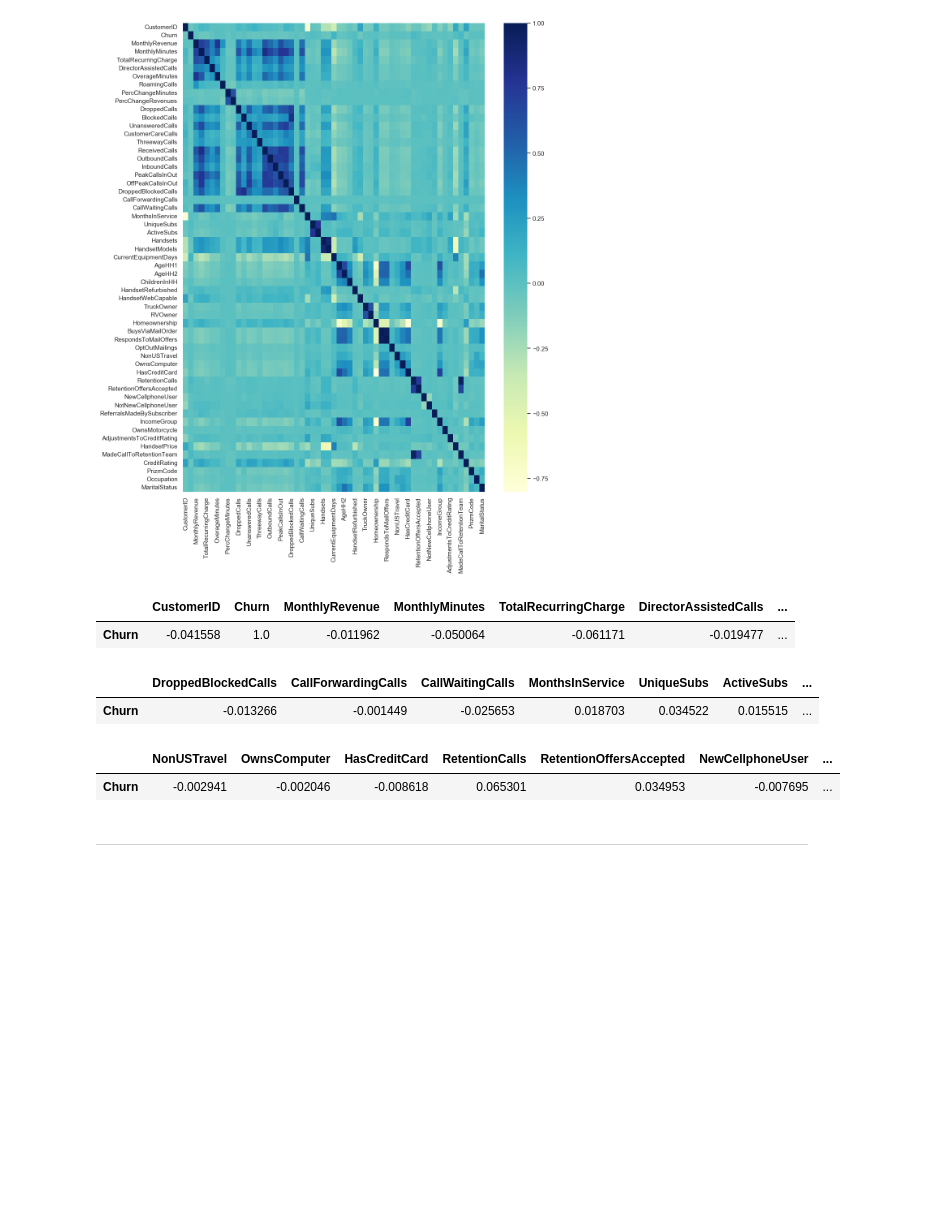
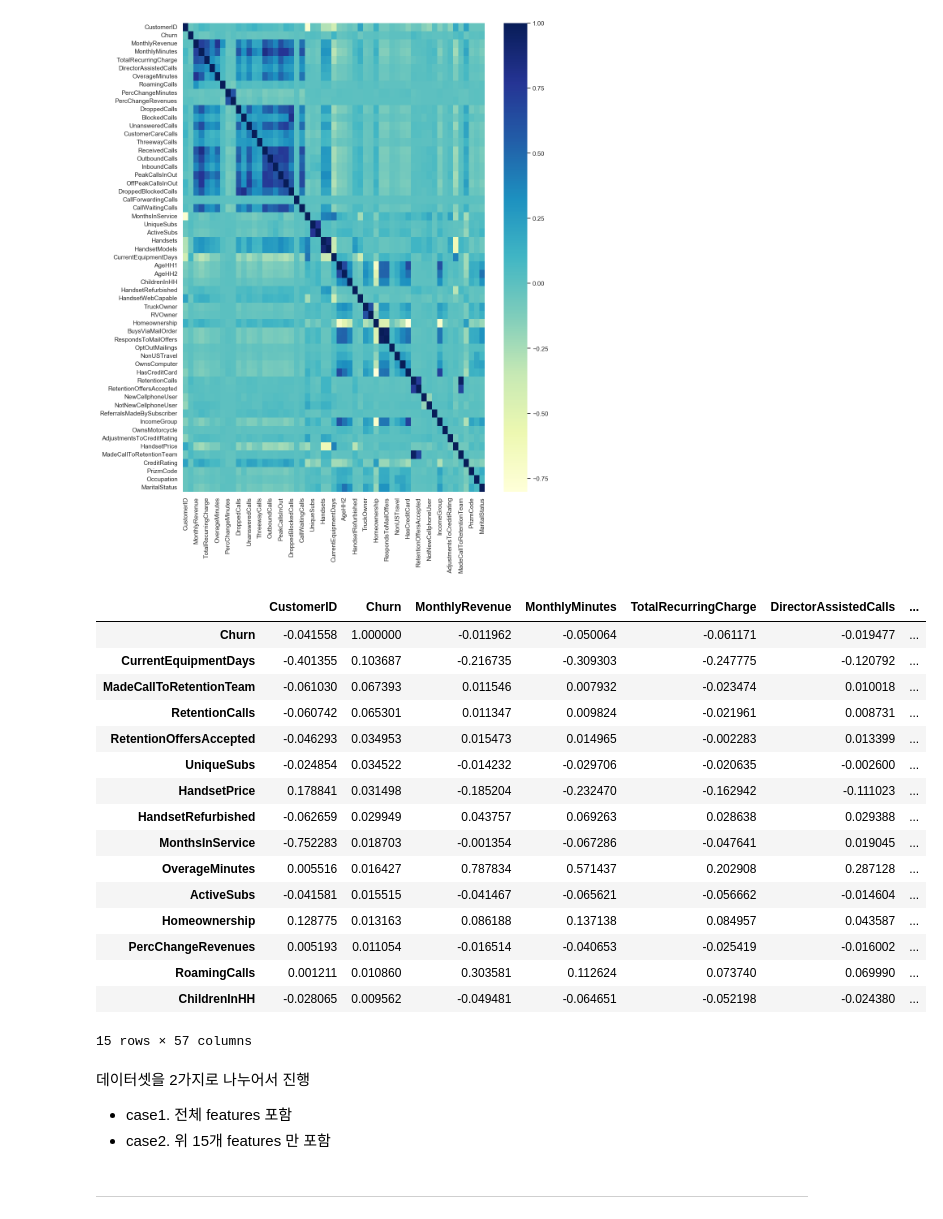
Before and after one commit to skywalker221-Minsoo/-DS-_ZeroBase_ML_Project, a Jupyter notebook: 김상민/kimsangmin.ipynb, the cells around one changed output. Saved outputs shown, nothing was run; the diff lists cells and outputs as text; code cells hidden in the pictures; blank space fills up the shorter version.

```diff
--- a/김상민/kimsangmin.ipynb
+++ b/김상민/kimsangmin.ipynb
@@ -157,20 +157,29 @@ plt.figure(figsize=(12,15))
 sns.heatmap(data=corr, cmap='YlGnBu');
 # %% [output]
 [figure]
-# %%
-corr.iloc[1:2, :20]
-# %% [output]
-|  | CustomerID | Churn | MonthlyRevenue | MonthlyMinutes | TotalRecurringCharge | DirectorAssistedCalls | ... |
-| Churn | -0.041558 | 1.0 | -0.011962 | -0.050064 | -0.061171 | -0.019477 | ... |
-# %%
-corr.iloc[1:2, 20:40]
-# %% [output]
-|  | DroppedBlockedCalls | CallForwardingCalls | CallWaitingCalls | MonthsInService | UniqueSubs | ActiveSubs | ... |
-| Churn | -0.013266 | -0.001449 | -0.025653 | 0.018703 | 0.034522 | 0.015515 | ... |
-# %%
-corr.iloc[1:2, 40:]
-# %% [output]
-|  | NonUSTravel | OwnsComputer | HasCreditCard | RetentionCalls | RetentionOffersAccepted | NewCellphoneUser | ... |
-| Churn | -0.002941 | -0.002046 | -0.008618 | 0.065301 | 0.034953 | -0.007695 | ... |
+# %%
+corr.sort_values(by='Churn', ascending=False)[:15]
+# %% [output]
+|  | CustomerID | Churn | MonthlyRevenue | MonthlyMinutes | TotalRecurringCharge | DirectorAssistedCalls | ... |
+| Churn | -0.041558 | 1.000000 | -0.011962 | -0.050064 | -0.061171 | -0.019477 | ... |
+| CurrentEquipmentDays | -0.401355 | 0.103687 | -0.216735 | -0.309303 | -0.247775 | -0.120792 | ... |
+| MadeCallToRetentionTeam | -0.061030 | 0.067393 | 0.011546 | 0.007932 | -0.023474 | 0.010018 | ... |
+| RetentionCalls | -0.060742 | 0.065301 | 0.011347 | 0.009824 | -0.021961 | 0.008731 | ... |
+| RetentionOffersAccepted | -0.046293 | 0.034953 | 0.015473 | 0.014965 | -0.002283 | 0.013399 | ... |
+| UniqueSubs | -0.024854 | 0.034522 | -0.014232 | -0.029706 | -0.020635 | -0.002600 | ... |
+| HandsetPrice | 0.178841 | 0.031498 | -0.185204 | -0.232470 | -0.162942 | -0.111023 | ... |
+| HandsetRefurbished | -0.062659 | 0.029949 | 0.043757 | 0.069263 | 0.028638 | 0.029388 | ... |
+| MonthsInService | -0.752283 | 0.018703 | -0.001354 | -0.067286 | -0.047641 | 0.019045 | ... |
+| OverageMinutes | 0.005516 | 0.016427 | 0.787834 | 0.571437 | 0.202908 | 0.287128 | ... |
+| ActiveSubs | -0.041581 | 0.015515 | -0.041467 | -0.065621 | -0.056662 | -0.014604 | ... |
+| Homeownership | 0.128775 | 0.013163 | 0.086188 | 0.137138 | 0.084957 | 0.043587 | ... |
+| PercChangeRevenues | 0.005193 | 0.011054 | -0.016514 | -0.040653 | -0.025419 | -0.016002 | ... |
+| RoamingCalls | 0.001211 | 0.010860 | 0.303581 | 0.112624 | 0.073740 | 0.069990 | ... |
+| ChildrenInHH | -0.028065 | 0.009562 | -0.049481 | -0.064651 | -0.052198 | -0.024380 | ... |
+15 rows × 57 columns
+# %% [markdown]
+데이터셋을 2가지로 나누어서 진행
+- case1. 전체 features 포함
+- case2. 위 15개 features 만 포함
 # %% [markdown]
 ---
```
Also changed, not shown: parts of 54 cells of this notebook.
